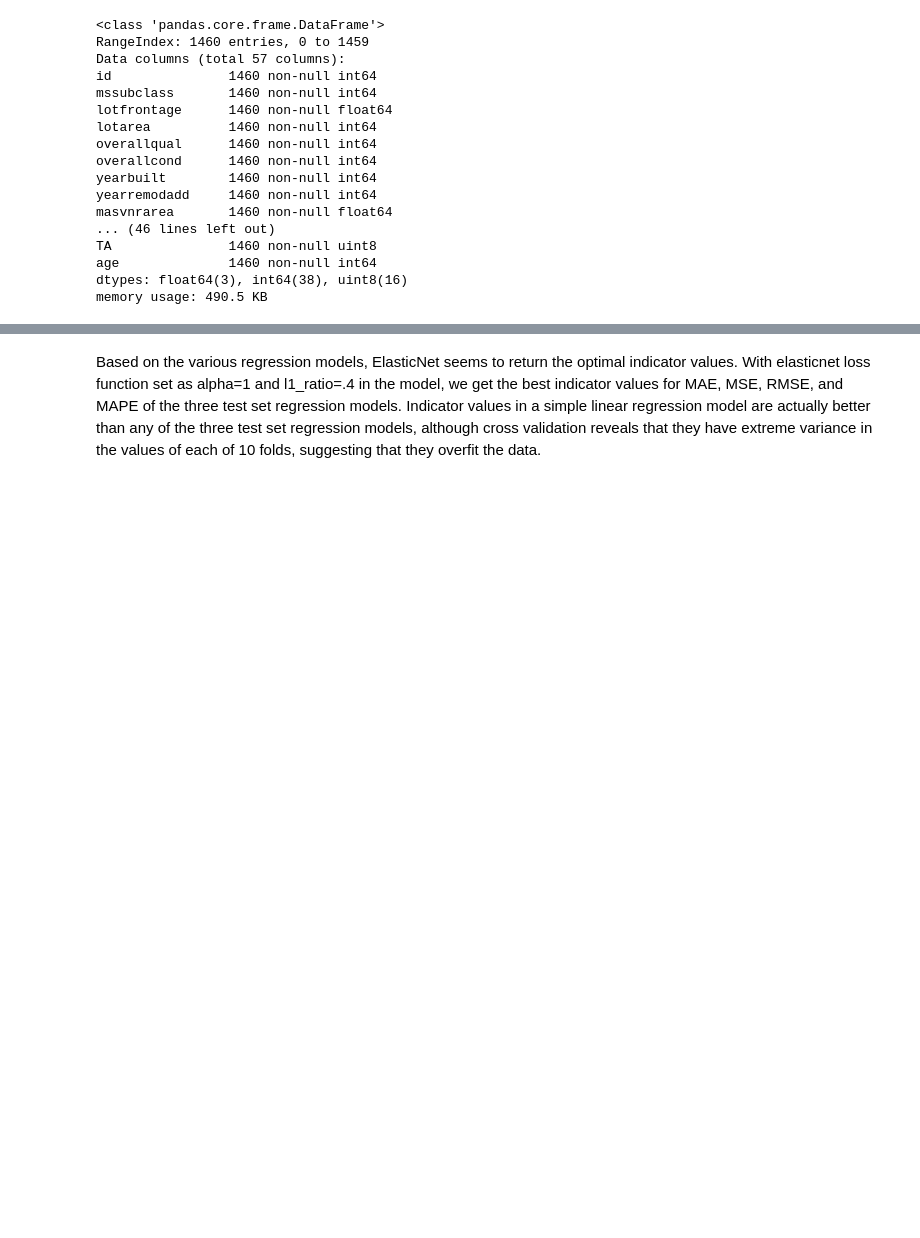
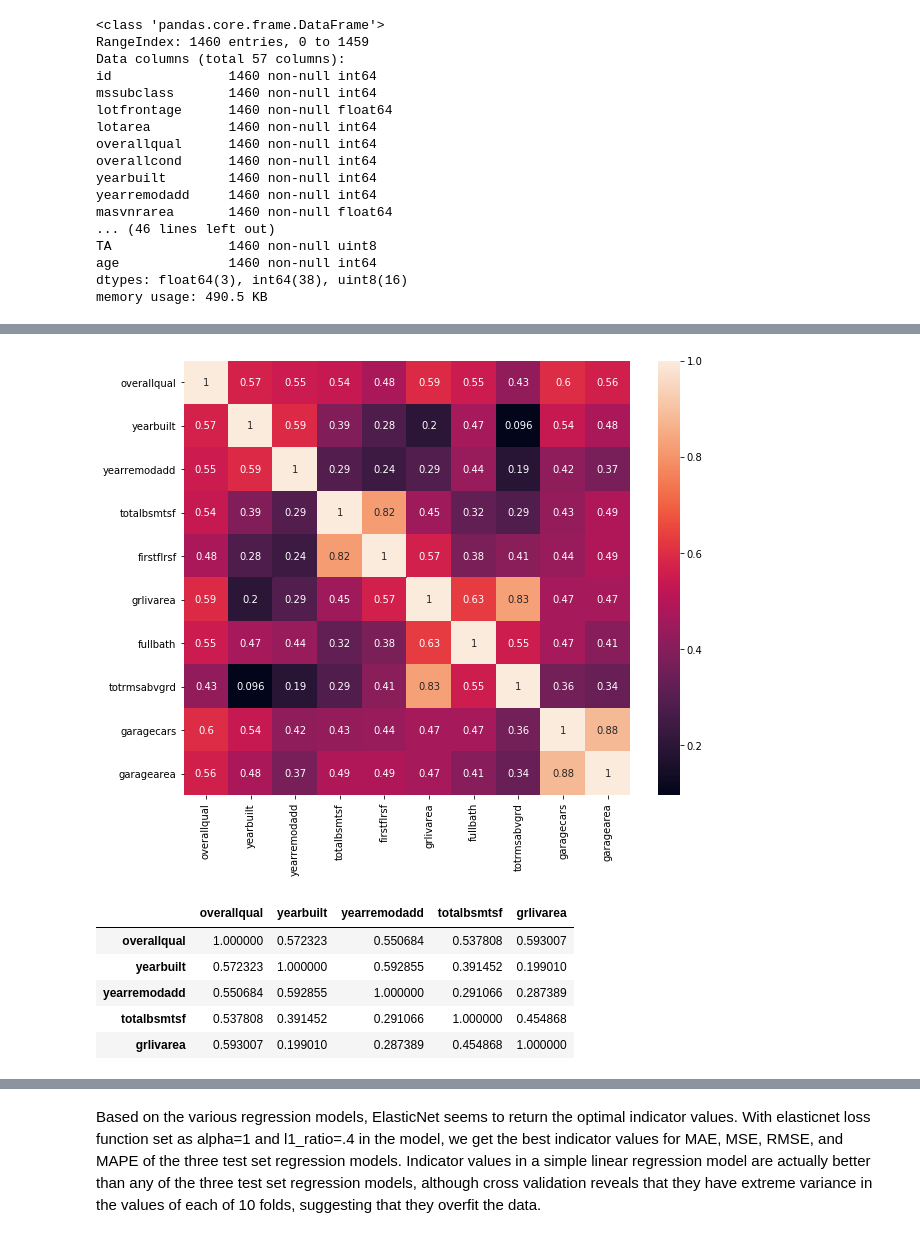
Before and after one commit to jkovach89/12-2-Assignment, a Jupyter notebook: 19-8 Challenge.ipynb, the cells around one changed output, grey strips where cells are left out. Cells and saved outputs as stored; diff of their text form; code cells hidden in the pictures; blank space fills up the shorter version.

```diff
--- a/19-8 Challenge.ipynb
+++ b/19-8 Challenge.ipynb
@@ -115 +141,23 @@ Number of outliers in age is: 0
+# %%
+# Create new DF with only high correlation variables
+house_df_rf = house_df[['overallqual', 'yearbuilt', 'yearremodadd', 'totalbsmtsf',
+                        'firstflrsf', 'grlivarea', 'fullbath', 'totrmsabvgrd',
+                        'garagecars', 'garagearea']]
+
+# Check correlation between variables
+plt.figure(figsize=(10,8))
+sns.heatmap(house_df_rf.corr(), annot=True)
+plt.show()
+
+# Drop variables that are highly correlated with each other
+house_df_rf = house_df_rf.drop(['garagecars', 'firstflrsf', 'fullbath', 'totrmsabvgrd', 'garagearea'], axis=1)
+house_df_rf.corr()
+# %% [output]
+[figure, added]
+|  | overallqual | yearbuilt | yearremodadd | totalbsmtsf | grlivarea |
+| overallqual | 1.000000 | 0.572323 | 0.550684 | 0.537808 | 0.593007 |
+| yearbuilt | 0.572323 | 1.000000 | 0.592855 | 0.391452 | 0.199010 |
+| yearremodadd | 0.550684 | 0.592855 | 1.000000 | 0.291066 | 0.287389 |
+| totalbsmtsf | 0.537808 | 0.391452 | 0.291066 | 1.000000 | 0.454868 |
+| grlivarea | 0.593007 | 0.199010 | 0.287389 | 0.454868 | 1.000000 |
 # %%
```
Also changed, not shown: parts of 8 cells of this notebook.
